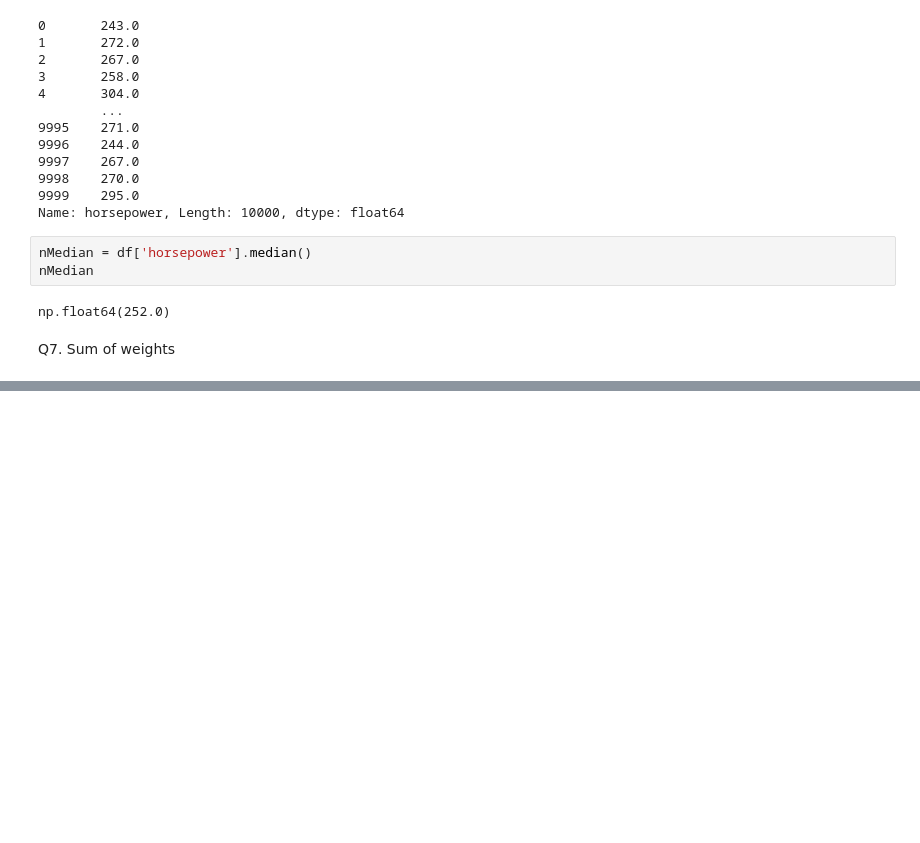
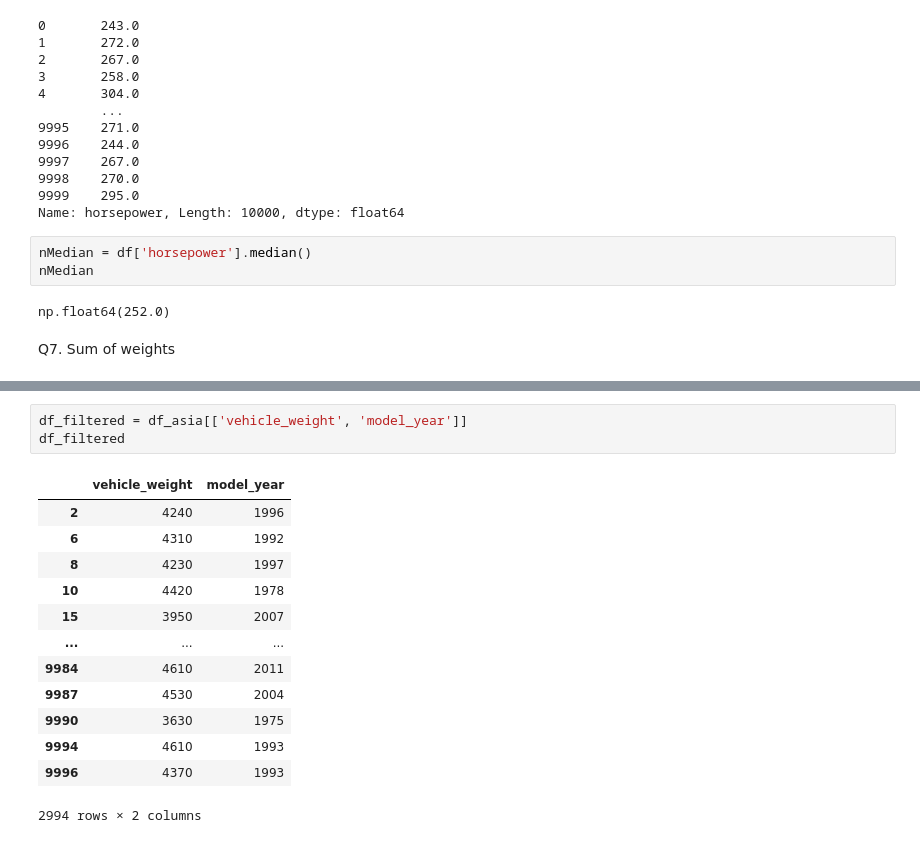
Before and after one commit to RevinaAgustin/homework01-intro, a Jupyter notebook: 01-intro/main.ipynb, the cells around one changed output, grey strips where cells are left out. Drawn from its saved outputs; the diff is of its cells as text; blank space fills up the shorter version.

```diff
--- a/01-intro/main.ipynb
+++ b/01-intro/main.ipynb
@@ -114,0 +133,17 @@ Q7. Sum of weights
+# %%
+df_filtered = df_asia[['vehicle_weight', 'model_year']]
+df_filtered
+# %% [output]
+|  | vehicle_weight | model_year |
+| 2 | 4240 | 1996 |
+| 6 | 4310 | 1992 |
+| 8 | 4230 | 1997 |
+| 10 | 4420 | 1978 |
+| 15 | 3950 | 2007 |
+| ... | ... | ... |
+| 9984 | 4610 | 2011 |
+| 9987 | 4530 | 2004 |
+| 9990 | 3630 | 1975 |
+| 9994 | 4610 | 1993 |
+| 9996 | 4370 | 1993 |
+2994 rows × 2 columns
```
Also changed, not shown: parts of 10 cells of this notebook, 1 other file.
